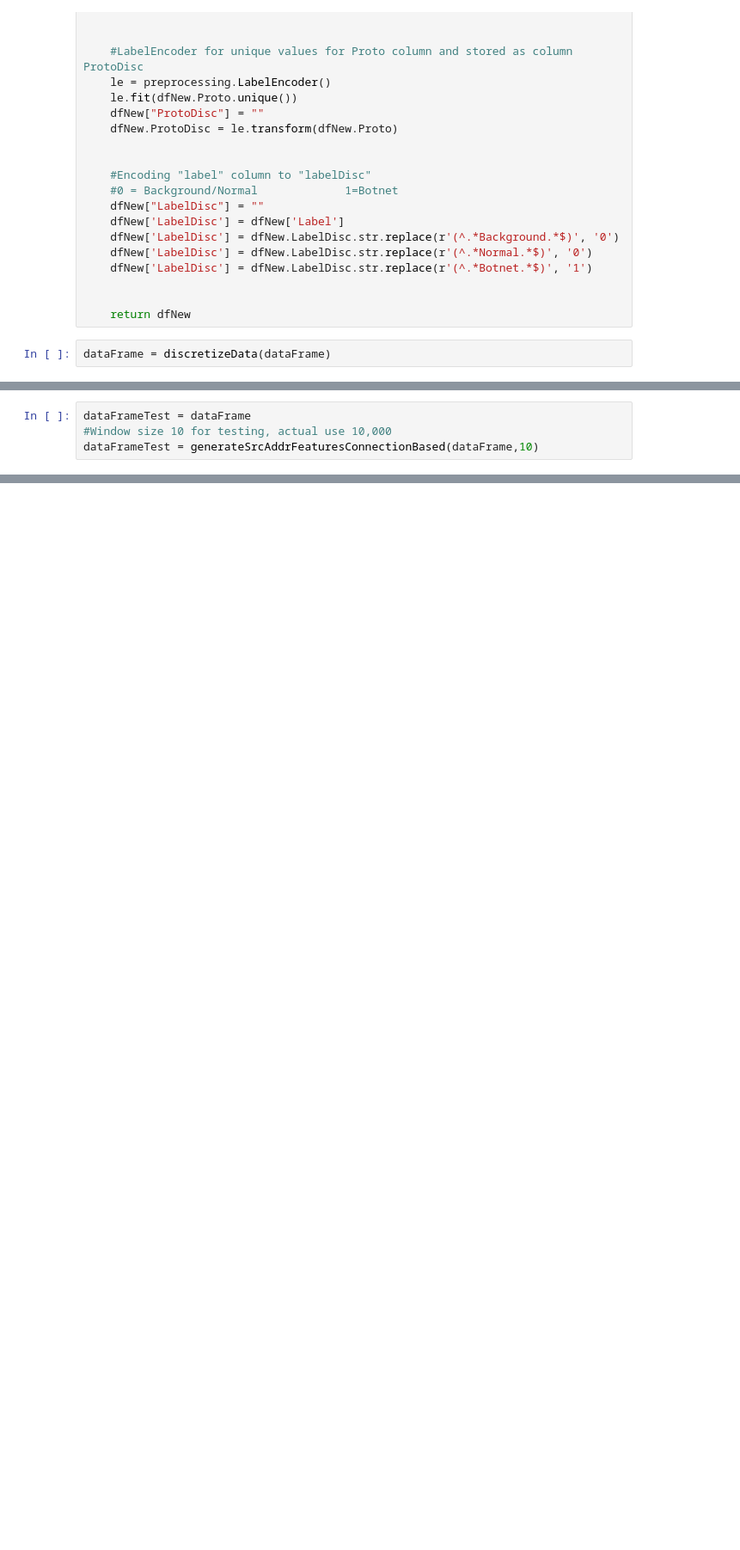
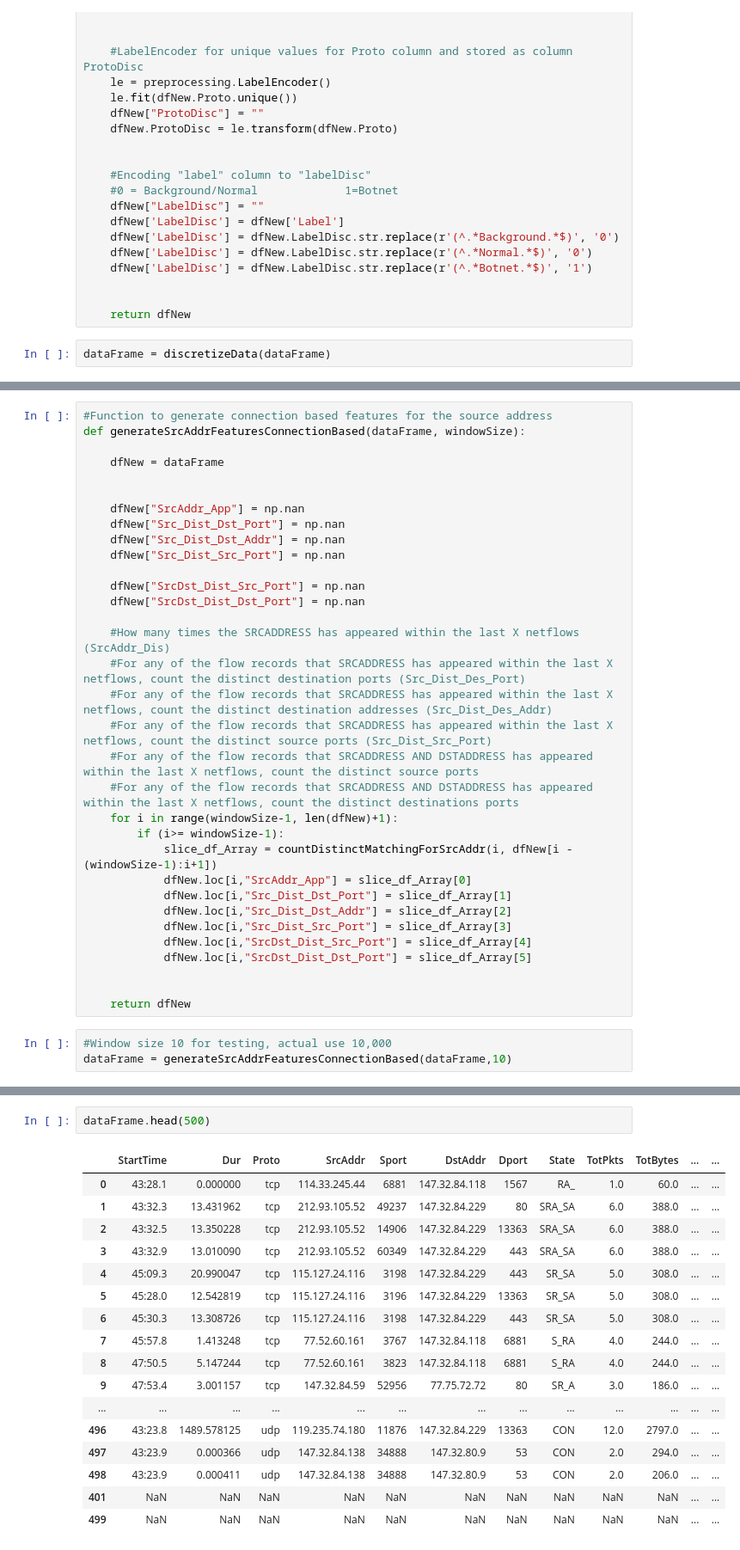
Before and after one commit to Zorqe/DataMiningProjectCTU-13, a Jupyter notebook: Malware Detection using Machine Learning.ipynb, the cells around one changed output, grey strips where cells are left out. Shown: that part at 86% size. Saved outputs shown, nothing was run; the diff lists cells and outputs as text; blank space fills up the shorter version.

Commit message:
Custom rolling window function to calculate features
Created function to calculate features with rolling window style behaviour. Also finished calculating half of features for SrcAddr

```diff
--- a/Malware Detection using Machine Learning.ipynb
+++ b/Malware Detection using Machine Learning.ipynb
@@ -170,4 +190,36 @@ def generateSrcAddrFeaturesConnectionBased(dataFrame, windowSize):
+# %%
+#Function to generate connection based features for the source address
+def generateSrcAddrFeaturesConnectionBased(dataFrame, windowSize):
+
+    dfNew = dataFrame
+
+
+    dfNew["SrcAddr_App"] = np.nan
+    dfNew["Src_Dist_Dst_Port"] = np.nan
+    dfNew["Src_Dist_Dst_Addr"] = np.nan
+    dfNew["Src_Dist_Src_Port"] = np.nan
+
+    dfNew["SrcDst_Dist_Src_Port"] = np.nan
+    dfNew["SrcDst_Dist_Dst_Port"] = np.nan
+
+    #How many times the SRCADDRESS has appeared within the last X netflows (SrcAddr_Dis)
+    #For any of the flow records that SRCADDRESS has appeared within the last X netflows, count the distinct destination ports (Src_Dist_Des_Port)
+    #For any of the flow records that SRCADDRESS has appeared within the last X netflows, count the distinct destination addresses (Src_Dist_Des_Addr)
+    #For any of the flow records that SRCADDRESS has appeared within the last X netflows, count the distinct source ports (Src_Dist_Src_Port)
+    #For any of the flow records that SRCADDRESS AND DSTADDRESS has appeared within the last X netflows, count the distinct source ports
+    #For any of the flow records that SRCADDRESS AND DSTADDRESS has appeared within the last X netflows, count the distinct destinations ports
+    for i in range(windowSize-1, len(dfNew)+1):
+        if (i>= windowSize-1):
+            slice_df_Array = countDistinctMatchingForSrcAddr(i, dfNew[i - (windowSize-1):i+1])
+            dfNew.loc[i,"SrcAddr_App"] = slice_df_Array[0]
+            dfNew.loc[i,"Src_Dist_Dst_Port"] = slice_df_Array[1]
+            dfNew.loc[i,"Src_Dist_Dst_Addr"] = slice_df_Array[2]
+            dfNew.loc[i,"Src_Dist_Src_Port"] = slice_df_Array[3]
+            dfNew.loc[i,"SrcDst_Dist_Src_Port"] = slice_df_Array[4]
+            dfNew.loc[i,"SrcDst_Dist_Dst_Port"] = slice_df_Array[5]
+
+
+    return dfNew
 # %%
-dataFrameTest = dataFrame
 #Window size 10 for testing, actual use 10,000
-dataFrameTest = generateSrcAddrFeaturesConnectionBased(dataFrame,10)
+dataFrame = generateSrcAddrFeaturesConnectionBased(dataFrame,10)
@@ -193,0 +226,20 @@ dataFrameTest.head(50)
+# %%
+dataFrame.head(500)
+# %% [output]
+|  | StartTime | Dur | Proto | SrcAddr | Sport | DstAddr | Dport | State | TotPkts | TotBytes | ... | ... |
+| 0 | 43:28.1 | 0.000000 | tcp | 114.33.245.44 | 6881 | 147.32.84.118 | 1567 | RA_ | 1.0 | 60.0 | ... | ... |
+| 1 | 43:32.3 | 13.431962 | tcp | 212.93.105.52 | 49237 | 147.32.84.229 | 80 | SRA_SA | 6.0 | 388.0 | ... | ... |
+| 2 | 43:32.5 | 13.350228 | tcp | 212.93.105.52 | 14906 | 147.32.84.229 | 13363 | SRA_SA | 6.0 | 388.0 | ... | ... |
+| 3 | 43:32.9 | 13.010090 | tcp | 212.93.105.52 | 60349 | 147.32.84.229 | 443 | SRA_SA | 6.0 | 388.0 | ... | ... |
+| 4 | 45:09.3 | 20.990047 | tcp | 115.127.24.116 | 3198 | 147.32.84.229 | 443 | SR_SA | 5.0 | 308.0 | ... | ... |
+| 5 | 45:28.0 | 12.542819 | tcp | 115.127.24.116 | 3196 | 147.32.84.229 | 13363 | SR_SA | 5.0 | 308.0 | ... | ... |
+| 6 | 45:30.3 | 13.308726 | tcp | 115.127.24.116 | 3198 | 147.32.84.229 | 443 | SR_SA | 5.0 | 308.0 | ... | ... |
+| 7 | 45:57.8 | 1.413248 | tcp | 77.52.60.161 | 3767 | 147.32.84.118 | 6881 | S_RA | 4.0 | 244.0 | ... | ... |
+| 8 | 47:50.5 | 5.147244 | tcp | 77.52.60.161 | 3823 | 147.32.84.118 | 6881 | S_RA | 4.0 | 244.0 | ... | ... |
+| 9 | 47:53.4 | 3.001157 | tcp | 147.32.84.59 | 52956 | 77.75.72.72 | 80 | SR_A | 3.0 | 186.0 | ... | ... |
+| ... | ... | ... | ... | ... | ... | ... | ... | ... | ... | ... | ... | ... |
+| 496 | 43:23.8 | 1489.578125 | udp | 119.235.74.180 | 11876 | 147.32.84.229 | 13363 | CON | 12.0 | 2797.0 | ... | ... |
+| 497 | 43:23.9 | 0.000366 | udp | 147.32.84.138 | 34888 | 147.32.80.9 | 53 | CON | 2.0 | 294.0 | ... | ... |
+| 498 | 43:23.9 | 0.000411 | udp | 147.32.84.138 | 34888 | 147.32.80.9 | 53 | CON | 2.0 | 206.0 | ... | ... |
+| 401 | NaN | NaN | NaN | NaN | NaN | NaN | NaN | NaN | NaN | NaN | ... | ... |
+| 499 | NaN | NaN | NaN | NaN | NaN | NaN | NaN | NaN | NaN | NaN | ... | ... |
```
Also changed, not shown: parts of 8 cells of this notebook.
